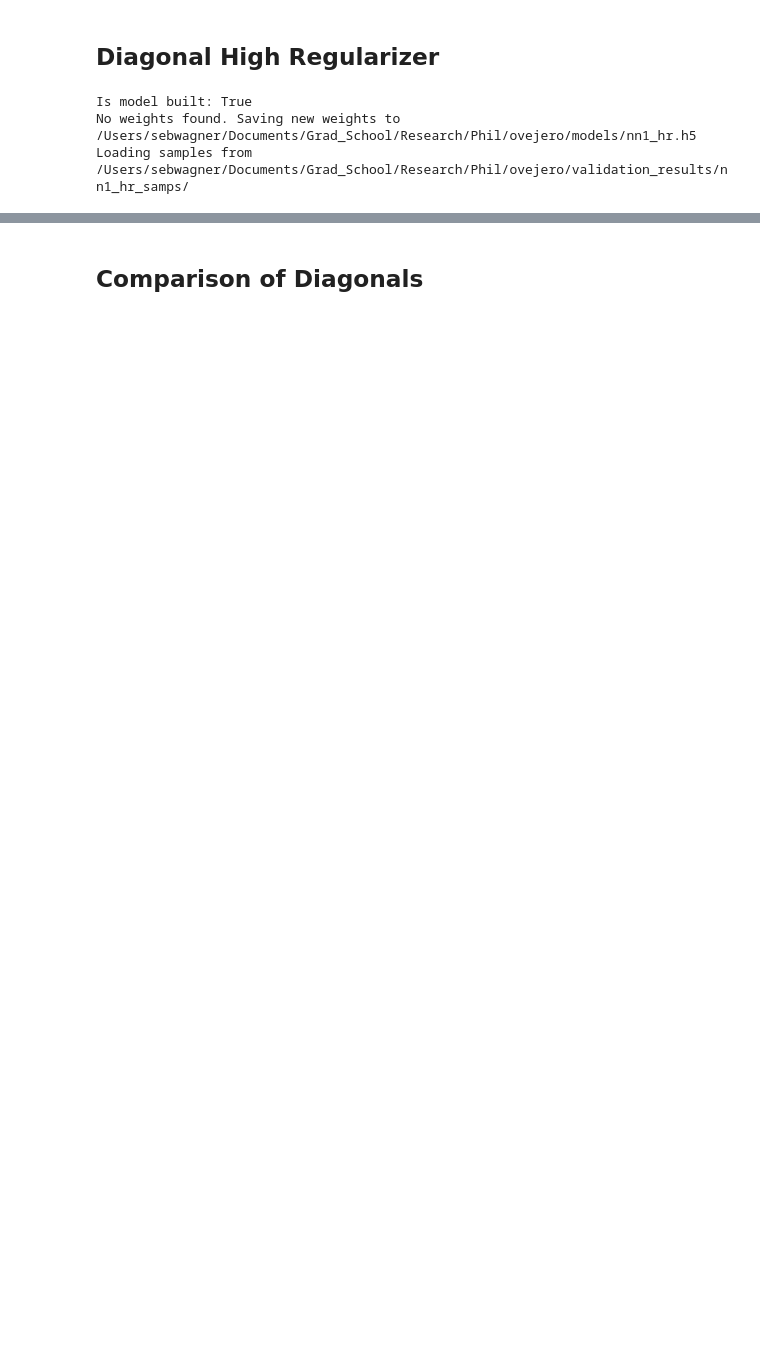
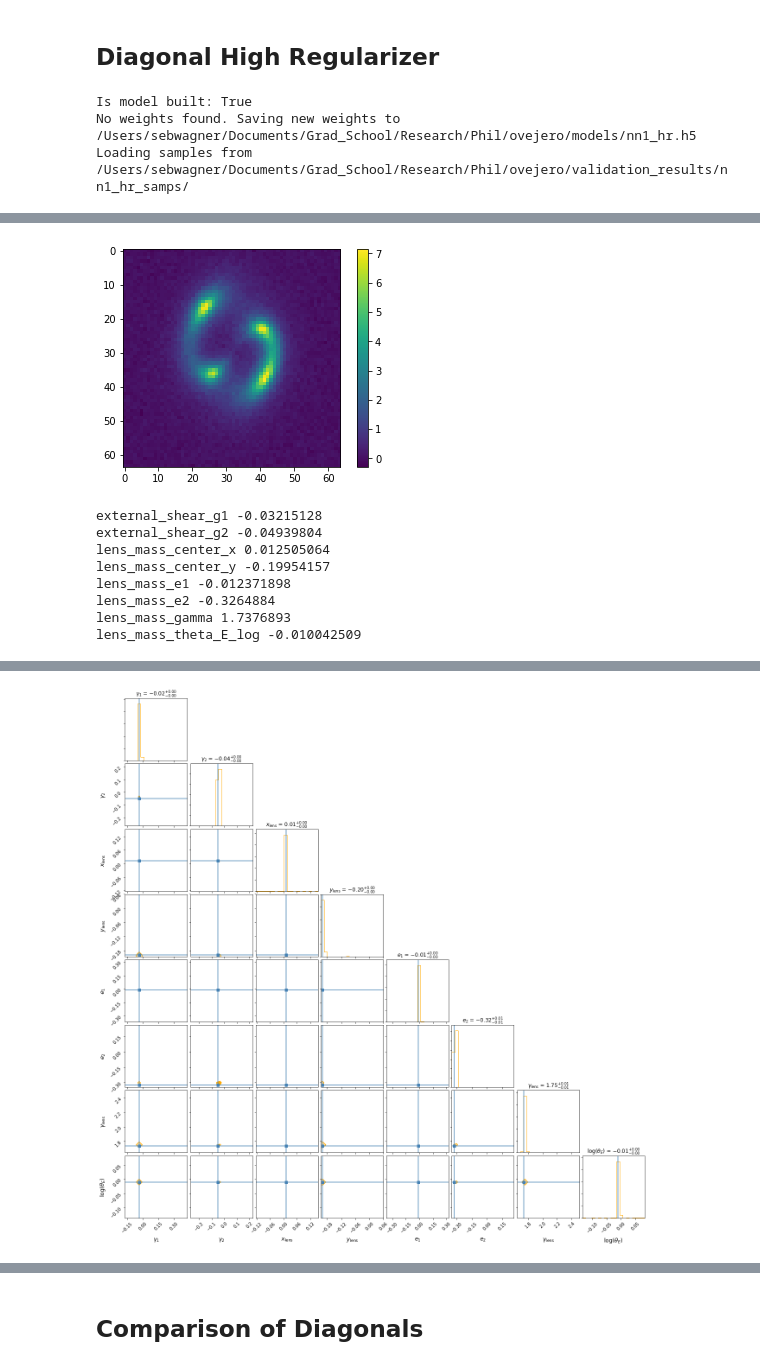
Before and after one commit to swagnercarena/ovejero, a Jupyter notebook: models/Model_Inference.ipynb, the cells around one changed output, grey strips where cells are left out. Cells and saved outputs as stored; diff of their text form; code cells hidden in the pictures; blank space fills up the shorter version.

```diff
--- a/models/Model_Inference.ipynb
+++ b/models/Model_Inference.ipynb
@@ -146,0 +118,13 @@ lens_mass_theta_E_log 0.01953835723907475 0.00680201219910774 0.0274595021839507
+# %%
+image_index = 8
+bnn_infer.plot_posterior_contours(image_index)
+# %% [output]
+[figure, added]
+external_shear_g1 -0.03215128
+external_shear_g2 -0.04939804
+lens_mass_center_x 0.012505064
+lens_mass_center_y -0.19954157
+lens_mass_e1 -0.012371898
+lens_mass_e2 -0.3264884
+lens_mass_gamma 1.7376893
+lens_mass_theta_E_log -0.010042509
@@ -146,0 +145 @@ lens_mass_theta_E_log 0.01953835723907475 0.00680201219910774 0.0274595021839507
+[figure, added]
```
Also changed, not shown: parts of 17 cells of this notebook, 4 other files.
